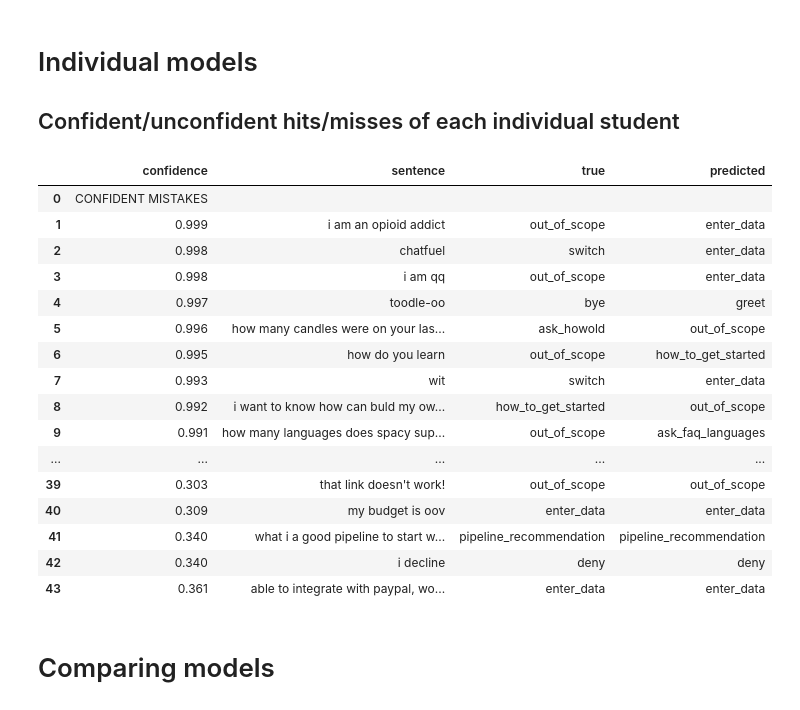
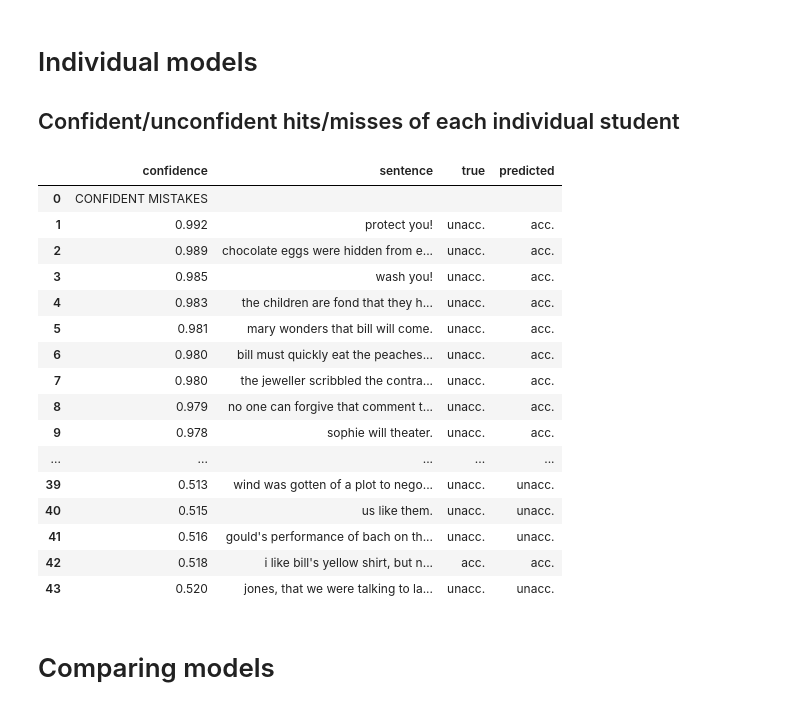
Before and after one commit to samsucik/knowledge-distil-bert, a Jupyter notebook: experiments/analysis/Prediction analysis.ipynb, the cells around one changed output. Cells and saved outputs as stored; diff of their text form; code cells hidden in the pictures.

```diff
--- a/experiments/analysis/Prediction analysis.ipynb
+++ b/experiments/analysis/Prediction analysis.ipynb
@@ -245,33 +245,33 @@ for model_type in model_types:
 
 ## Confident/unconfident hits/misses of each individual student
 # %%
-task = "Sara"
+task = "CoLA"
 model_type = "LSTM"
 
 data = pd.read_csv("mistakes-hits/{}_{}.tsv".format(task, model_type), delimiter="\t")
 data = data[["confidence", "sentence", "true", "predicted"]]
 # data = colourcode_confidences(data, cols=["confidence"])
 display(data)
 # data["confidence"].astype(str)
 # pd.to_numeric(data['confidence'], errors='coerce').dropna()
 # %% [output]
 |  | confidence | sentence | true | predicted |
 | 0 | CONFIDENT MISTAKES |  |  |  |
-| 1 | 0.999 | i am an opioid addict | out_of_scope | enter_data |
-| 2 | 0.998 | chatfuel | switch | enter_data |
-| 3 | 0.998 | i am qq | out_of_scope | enter_data |
-| 4 | 0.997 | toodle-oo | bye | greet |
-| 5 | 0.996 | how many candles were on your las... | ask_howold | out_of_scope |
-| 6 | 0.995 | how do you learn | out_of_scope | how_to_get_started |
-| 7 | 0.993 | wit | switch | enter_data |
-| 8 | 0.992 | i want to know how can buld my ow... | how_to_get_started | out_of_scope |
-| 9 | 0.991 | how many languages does spacy sup... | out_of_scope | ask_faq_languages |
+| 1 | 0.992 | protect you! | unacc. | acc. |
+| 2 | 0.989 | chocolate eggs were hidden from e... | unacc. | acc. |
+| 3 | 0.985 | wash you! | unacc. | acc. |
+| 4 | 0.983 | the children are fond that they h... | unacc. | acc. |
+| 5 | 0.981 | mary wonders that bill will come. | unacc. | acc. |
+| 6 | 0.980 | bill must quickly eat the peaches... | unacc. | acc. |
+| 7 | 0.980 | the jeweller scribbled the contra... | unacc. | acc. |
+| 8 | 0.979 | no one can forgive that comment t... | unacc. | acc. |
+| 9 | 0.978 | sophie will theater. | unacc. | acc. |
 | ... | ... | ... | ... | ... |
-| 39 | 0.303 | that link doesn't work! | out_of_scope | out_of_scope |
-| 40 | 0.309 | my budget is oov | enter_data | enter_data |
-| 41 | 0.340 | what i a good pipeline to start w... | pipeline_recommendation | pipeline_recommendation |
-| 42 | 0.340 | i decline | deny | deny |
-| 43 | 0.361 | able to integrate with paypal, wo... | enter_data | enter_data |
+| 39 | 0.513 | wind was gotten of a plot to nego... | unacc. | unacc. |
+| 40 | 0.515 | us like them. | unacc. | unacc. |
+| 41 | 0.516 | gould's performance of bach on th... | unacc. | unacc. |
+| 42 | 0.518 | i like bill's yellow shirt, but n... | acc. | acc. |
+| 43 | 0.520 | jones, that we were talking to la... | unacc. | unacc. |
 # %% [markdown]
 # Comparing models
 # %%
```
Also changed, not shown: parts of 8 cells of this notebook, 9 other files.
